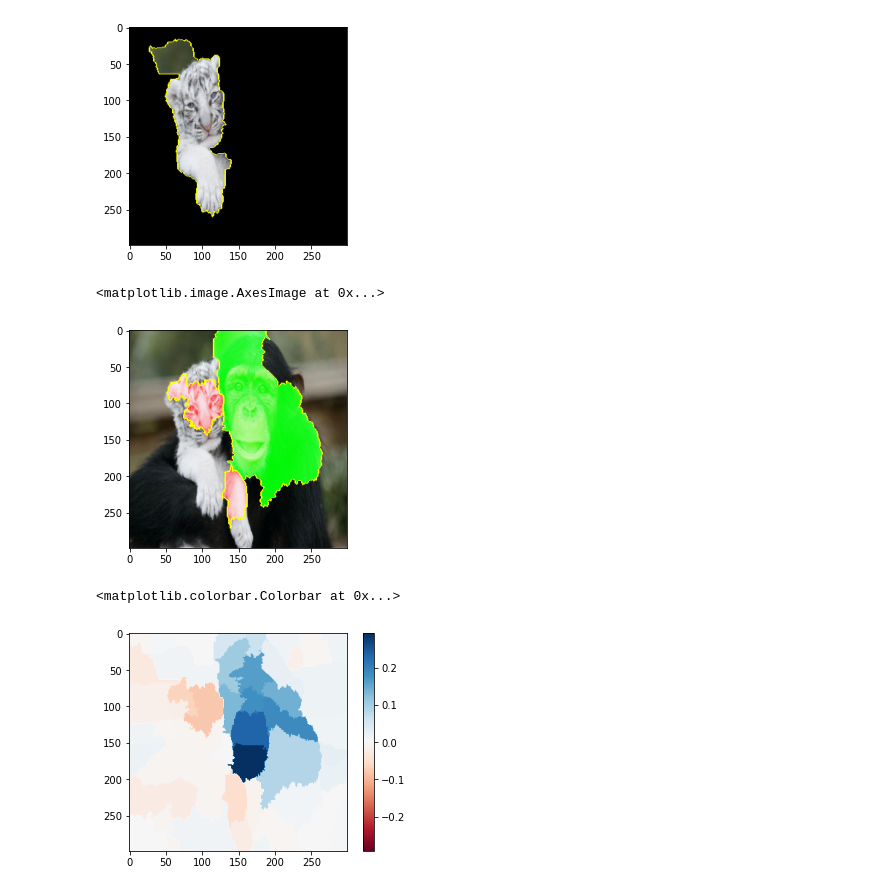
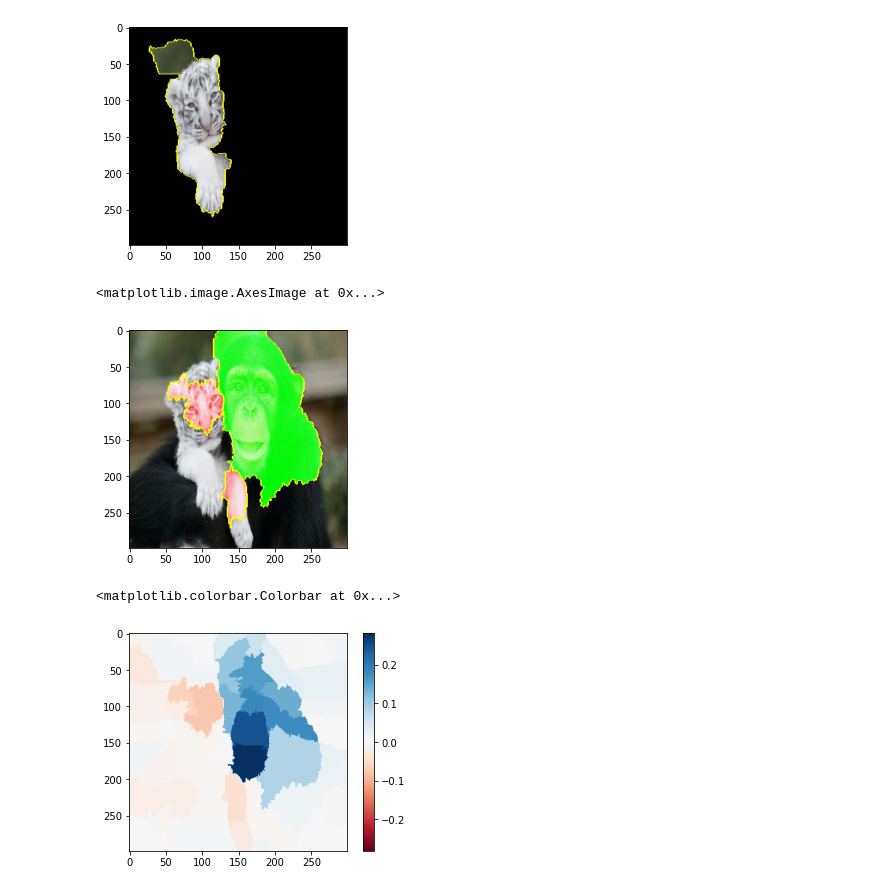
Before and after one commit to SAAF-16/Explainable_AI-Bachelor_Thesis, a Jupyter notebook: XAI_libraries/imageExplain(lime).ipynb, the cells around one changed output. Saved outputs shown, nothing was run; the diff lists cells and outputs as text; code cells hidden in the pictures.

```diff
--- a/XAI_libraries/imageExplain(lime).ipynb
+++ b/XAI_libraries/imageExplain(lime).ipynb
@@ -50,7 +52,10 @@ decode_predictions(preds,top=10)[0]
 # %%
 #generate superpixels
 
-superpixels = skimage.segmentation.quickshift(img, kernel_size=4,max_dist=100, ratio=0.2)
+kernel_size=4
+max_dist=100
+ratio=0.2
+superpixels = skimage.segmentation.quickshift(img, kernel_size=kernel_size,max_dist=max_dist, ratio=ratio)
 num_superpixels = np.unique(superpixels).shape[0]
 print(num_superpixels)
 # %% [output]
@@ -65,7 +70,7 @@ skimage.io.imshow(skimage.segmentation.mark_boundaries(img, superpixels))
 # %%
 #set segmentation function
 
-seg_fn=SegmentationAlgorithm('quickshift', kernel_size=4,max_dist=100, ratio=0.2,random_seed=0)
+seg_fn=SegmentationAlgorithm('quickshift', kernel_size=kernel_size,max_dist=max_dist, ratio=ratio,random_seed=0)
 # %%
 #setting lime as explainier
 
@@ -73,7 +78,7 @@ explainer = lime_image.LimeImageExplainer()
 # %%
 #getting explanation
 
-explanation = explainer.explain_instance(img.astype('double'), model,top_labels=10, hide_color=None, num_samples=1000,segmentation_fn=seg_fn)
+explanation = explainer.explain_instance(img.astype('double'), model,top_labels=10, hide_color=None, num_samples=1500,segmentation_fn=seg_fn)
 # %%
 #why chimpanzee?
 
@@ -93,11 +98,11 @@ plt.imshow(mark_boundaries(temp, mask))
 # %%
 #what are the pros and cons for the chimpanzee choice ? (green is positive and red is negative)
 
-temp, mask = explanation.get_image_and_mask(explanation.top_labels[0], positive_only=False, num_features=14, hide_rest=False)
+temp, mask = explanation.get_image_and_mask(explanation.top_labels[0], positive_only=False, num_features=15, hide_rest=False)
 plt.imshow(mark_boundaries(temp, mask))
 # %% [output]
 <matplotlib.image.AxesImage at 0x...>
-[figure, old version]
+[figure, new version]
 # %%
 #Select the same class explained on the figures above.
 ind =  explanation.top_labels[0]
@@ -111,4 +116,4 @@ plt.imshow(heatmap, cmap = 'RdBu', vmin  = -heatmap.max(), vmax = heatmap.max())
 plt.colorbar()
 # %% [output]
 <matplotlib.colorbar.Colorbar at 0x...>
-[figure, old version]
+[figure, new version]
```
Also changed, not shown: parts of 2 cells of this notebook.
